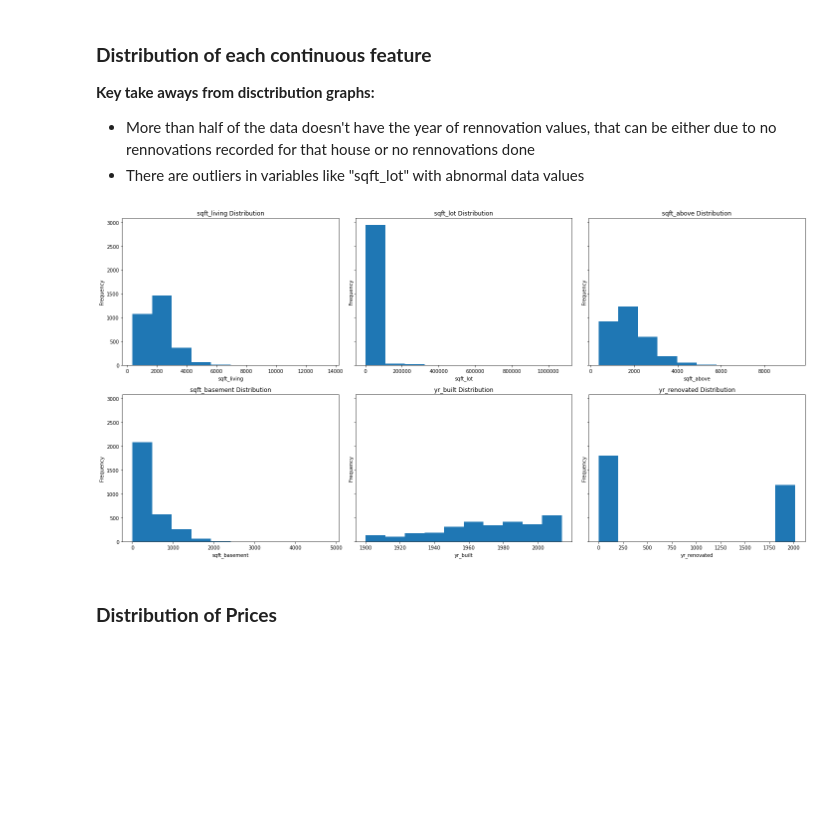
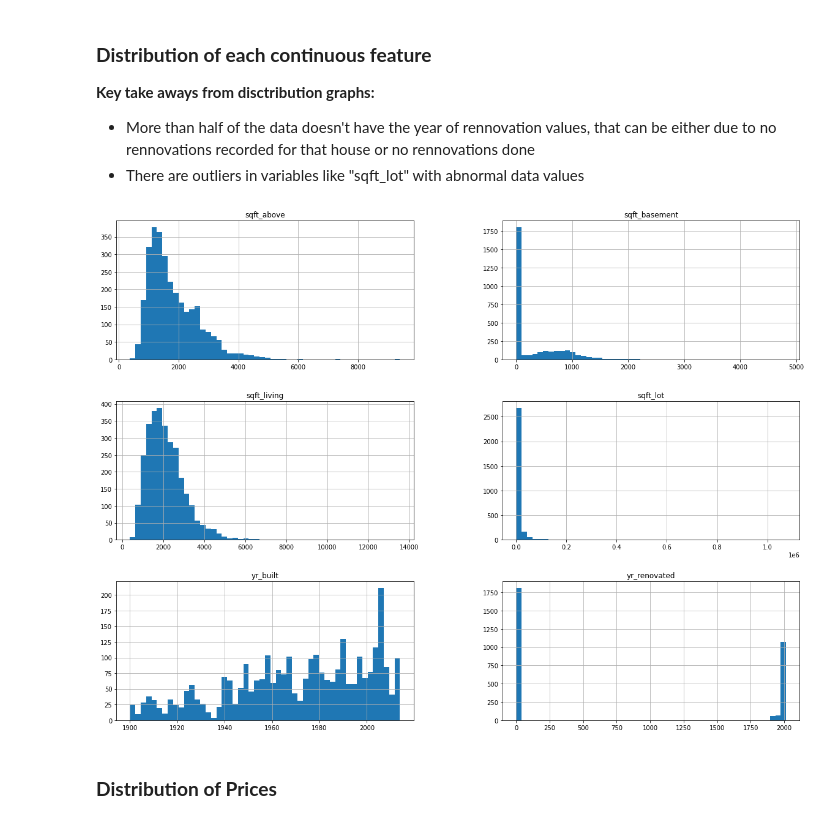
Before and after one commit to rajadevineni/House_Price_Prediction, a Jupyter notebook: KNN_regressor.ipynb, the cells around one changed output. Saved outputs shown, nothing was run; the diff lists cells and outputs as text; code cells hidden in the pictures; blank space fills up the shorter version.

```diff
--- a/KNN_regressor.ipynb
+++ b/KNN_regressor.ipynb
@@ -95,17 +95,11 @@ Continous Features:
 **Key take aways from disctribution graphs:**
 * More than half of the data doesn't have the year of rennovation values, that can be either due to no rennovations recorded for that house or no rennovations done
 * There are outliers in variables like "sqft_lot" with abnormal data values
-# %%
-fig, axs = plt.subplots(2, 3, sharey=True, tight_layout=True, figsize=(20,10))
-axs = axs.ravel()
-for i in range(6):
-    axs[i].hist(X[continous_features[i]])
-    axs[i].set_title(str(continous_features[i])+ " Distribution")
-    axs[i].set_xlabel(continous_features[i])
-    axs[i].set_ylabel('Frequency')
-    axs[i].ticklabel_format(useOffset=False, style='plain') # removing the scientific scales on the axes
-# %% [output]
-[figure, removed]
+# %%
+data[continous_features].hist(bins=50, figsize=(20,15))
+plt.show()
+# %% [output]
+[figure, added]
 # %% [markdown]
 ### **Distribution of Prices**
 # %%
```
Also changed, not shown: parts of 1 cell of this notebook.
